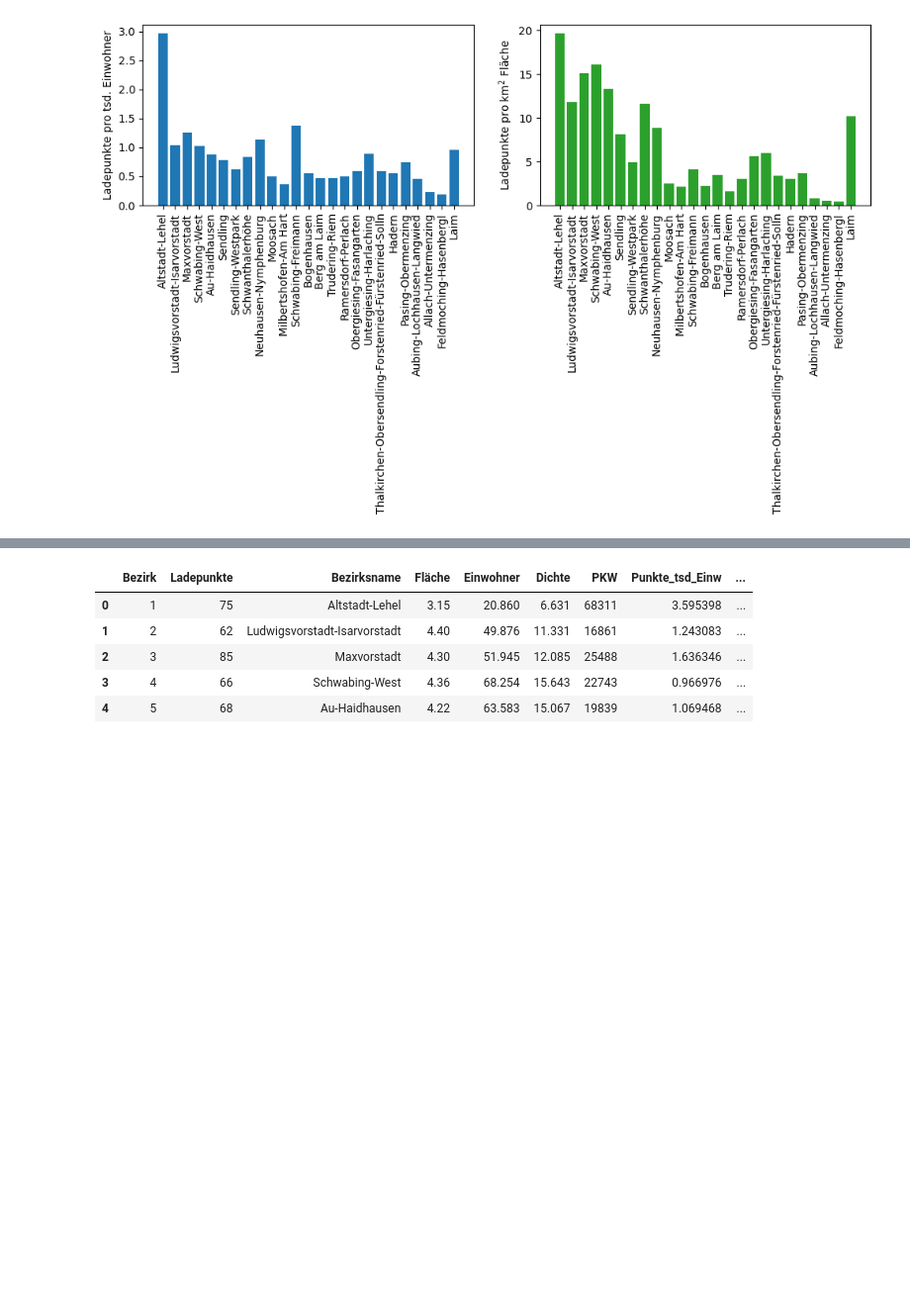
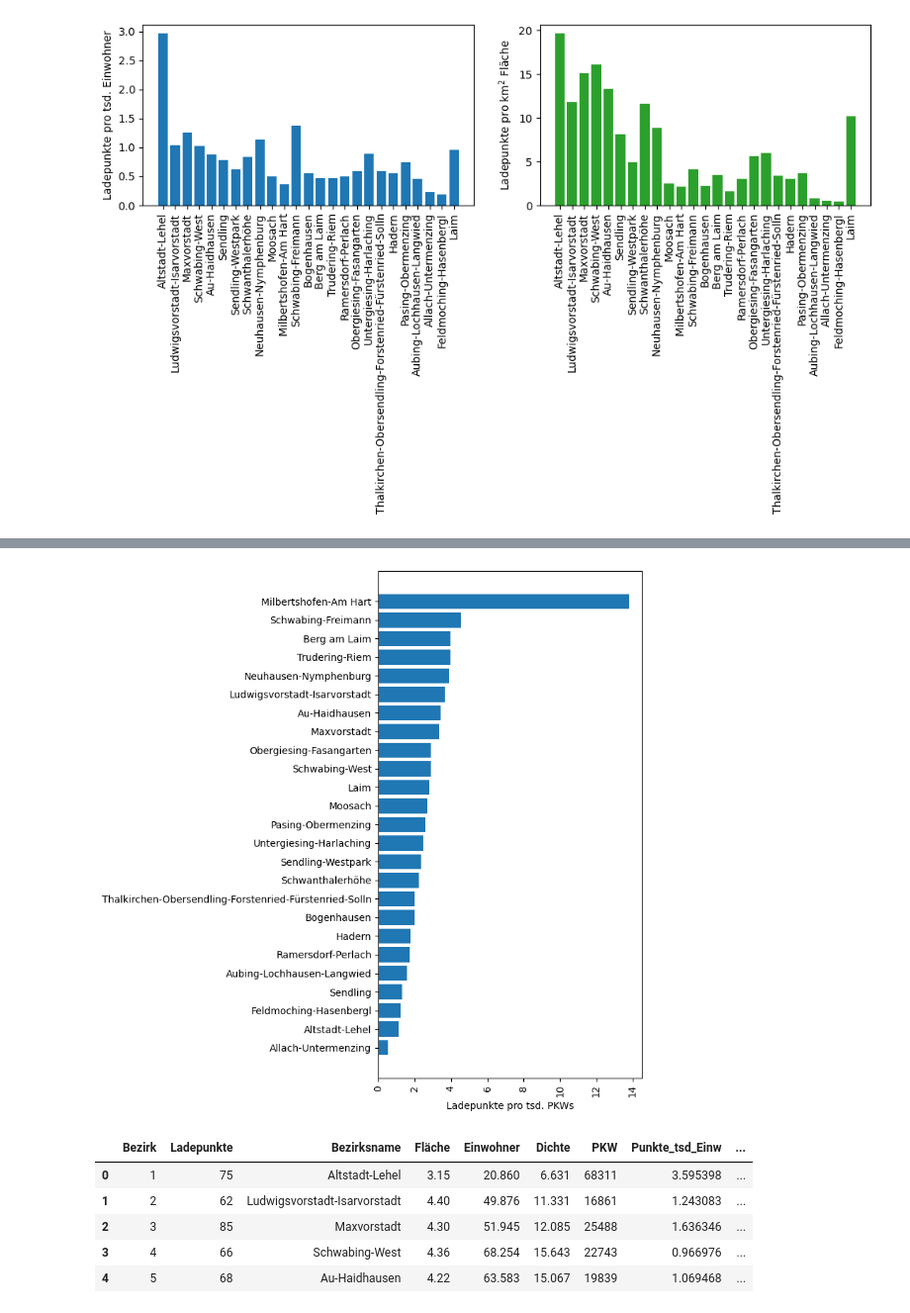
Before and after one commit to Kuroneko369/Muc_electro_vehicles, a Jupyter notebook: notebooks/ladestationen_georg.ipynb, the cells around one changed output, grey strips where cells are left out. Shown: that part at 99% size. Saved outputs shown, nothing was run; the diff lists cells and outputs as text; code cells hidden in the pictures; blank space fills up the shorter version.

```diff
--- a/notebooks/ladestationen_georg.ipynb
+++ b/notebooks/ladestationen_georg.ipynb
@@ -381,3 +381,12 @@ Tight layout not applied. The bottom and top margins cannot be made large enough
+# %%
+fig, ax = plt.subplots(1,1,figsize=(8,8))
+ax.barh(df_BNA_merge_sort["Bezirksname"], df_BNA_merge_sort["Punkte_tsd_PKW"])
+ax.tick_params(axis='x', labelrotation=90)
+ax.set_xlabel("Ladepunkte pro tsd. PKWs")
+plt.tight_layout()
+plt.show()
+# %% [output]
+[figure, added]
 # %%
 df_BNA_merge.head()
 # %% [output]
```
Also changed, not shown: parts of 25 cells of this notebook, 1 other file.
